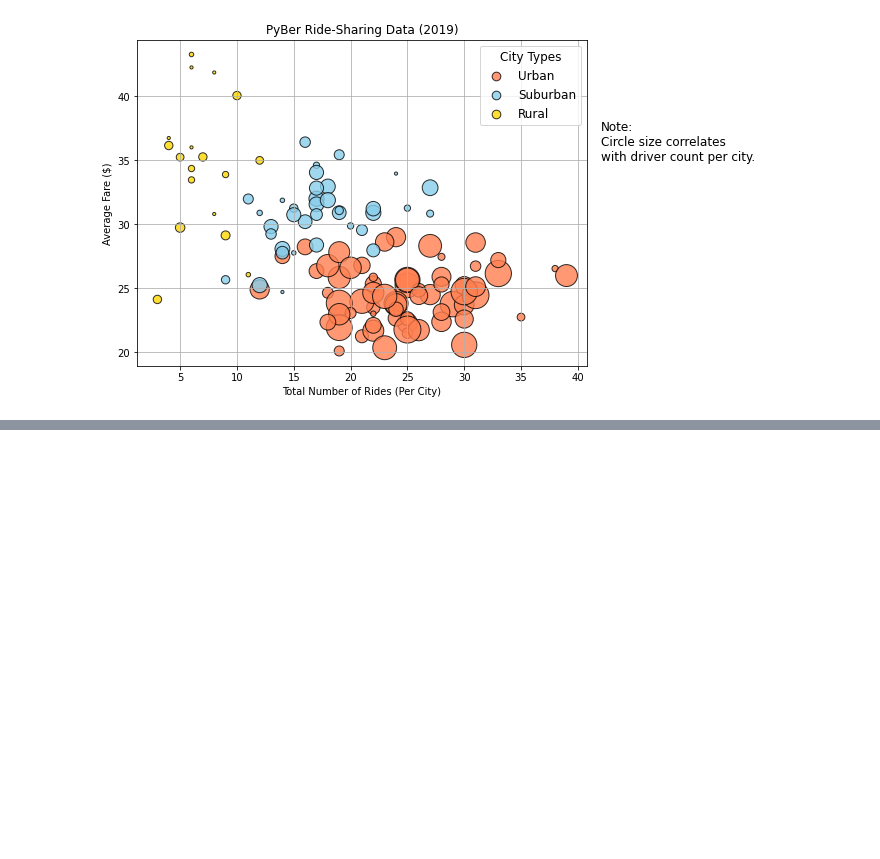
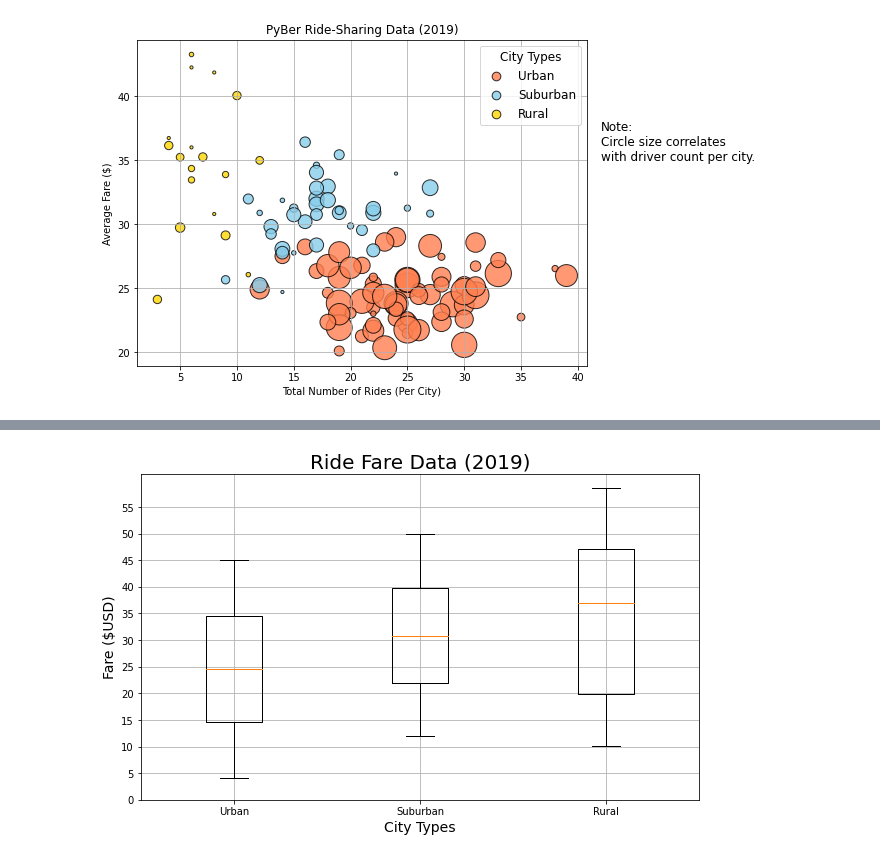
Before and after one commit to rgoldsberry/pyber-analysis, a Jupyter notebook: PyBer.ipynb, the cells around one changed output, grey strips where cells are left out. Cells and saved outputs as stored; diff of their text form; code cells hidden in the pictures; blank space fills up the shorter version.

```diff
--- a/PyBer.ipynb
+++ b/PyBer.ipynb
@@ -203,0 +214,6 @@ plt.show()
+# %%
+#building fare series
+
+urban_fares = urban_df["fare"]
+rural_fares = rural_df["fare"]
+suburban_fares = suburban_df["fare"]
@@ -203,0 +288,21 @@ plt.show()
+# %%
+#build fares box and whisker plot
+fare_data = [urban_fares,suburban_fares,rural_fares]
+
+
+#build figure and axis
+fig, ax = plt.subplots(figsize = (10,6))
+ax.boxplot(fare_data, labels = x_labels)
+
+#set labels/titles
+ax.set_title("Ride Fare Data (2019)", fontsize = 20)
+ax.set_xlabel("City Types", fontsize = 14)
+ax.set_ylabel("Fare ($USD)", fontsize = 14)
+ax.grid(True)
+
+#axis increments
+ax.set_yticks(np.arange(0,60,5.0))
+
+plt.savefig("analysis/Fig3.png", facecolor = "white")
+# %% [output]
+[figure, added]
```
Also changed, not shown: parts of 9 cells of this notebook, 3 other files.
